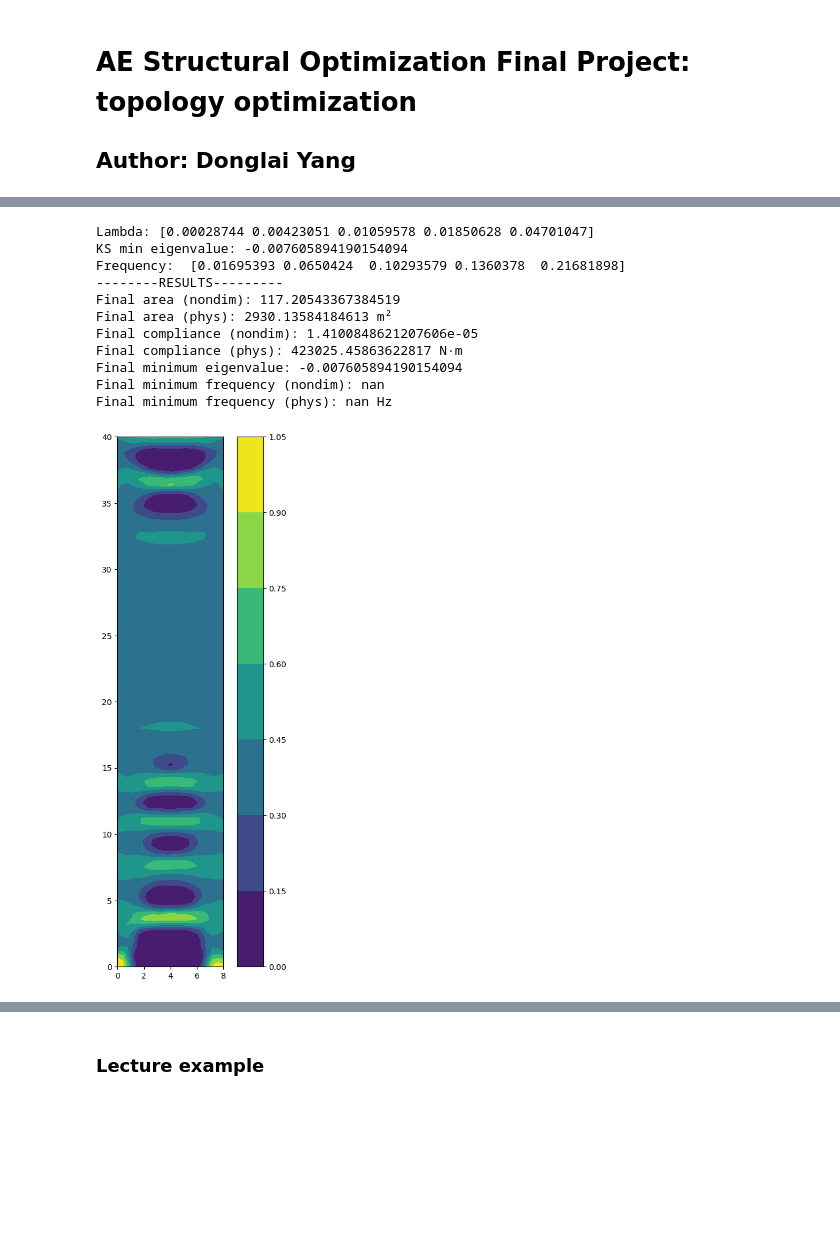
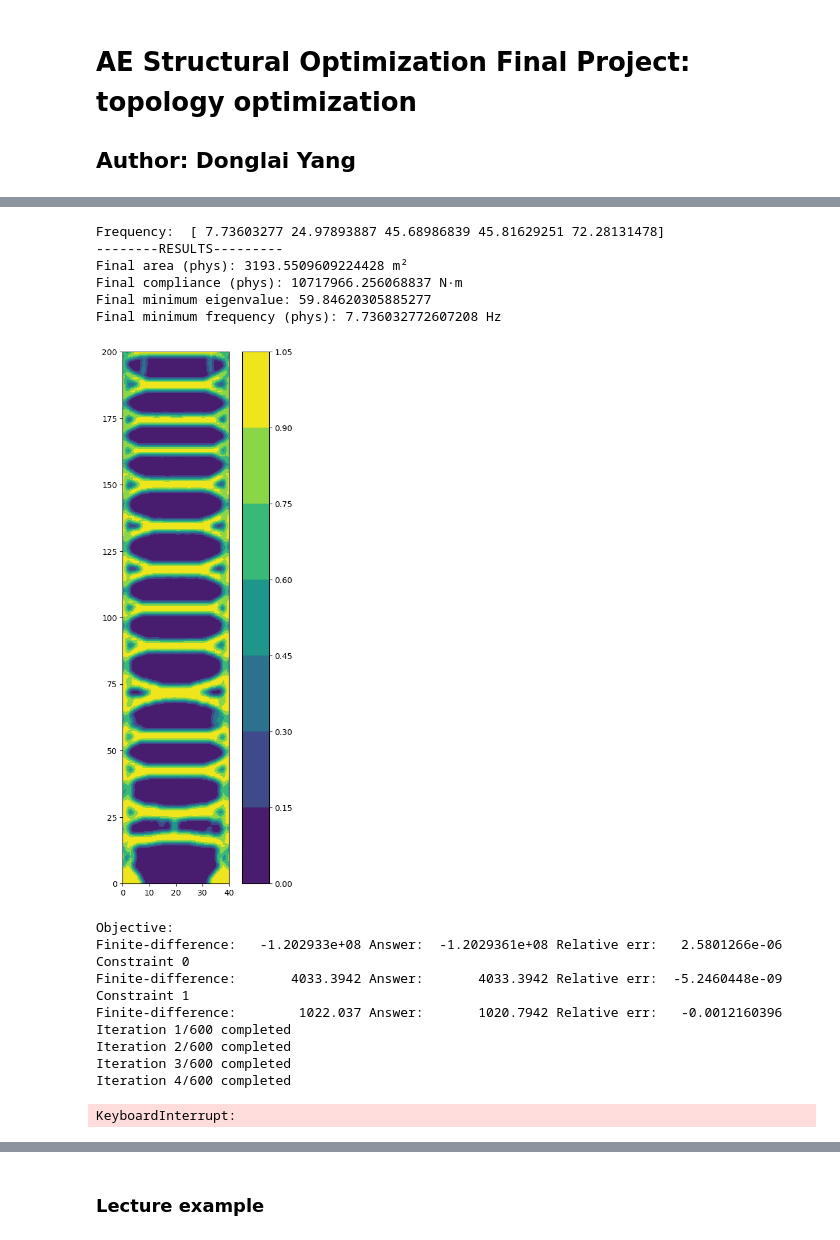
Before and after one commit to alastairyang/structural-topology-optimization, a Jupyter notebook: project-Donglai-Yang.ipynb, the cells around one changed output, grey strips where cells are left out. Cells and saved outputs as stored; diff of their text form; code cells hidden in the pictures; blank space fills up the shorter version.

```diff
--- a/project-Donglai-Yang.ipynb
+++ b/project-Donglai-Yang.ipynb
@@ -1356,44 +1411,49 @@ Iteration 50/50 completed
 # %%
 # compute the mass, compliance, and the minimum frequency
 final_area = ps.compute_area(mma.x)
 final_compliance = ps.compliance(mma.x)
 final_lambda = ps.ks_min_eigenvalue(mma.x, k=5)[0]
 print("Frequency: ", ps.frequencies(mma.x, k=5)[0])
 
 print("--------RESULTS---------")
-print(f"Final area (nondim): {final_area}")
-print(f"Final area (phys): {scaling.unscale_area(final_area)} m²")
-print(f"Final compliance (nondim): {final_compliance}")
-print(f"Final compliance (phys): {scaling.unscale_stress(final_compliance)} N·m")
-print(f"Final minimum eigenvalue: {final_lambda}")
-final_min_freq = np.sqrt(final_lambda)
-print(f"Final minimum frequency (nondim): {final_min_freq}")
-print(f"Final minimum frequency (phys): {scaling.unscale_frequency(final_min_freq)} Hz")
+if nondim_flag:
+    print(f"Final area (nondim): {final_area}")
+    print(f"Final area (phys): {scaling.unscale_area(final_area)} m²")
+    print(f"Final compliance (nondim): {final_compliance}")
+    print(f"Final compliance (phys): {scaling.unscale_stress(final_compliance)} N·m")
+    print(f"Final minimum eigenvalue: {final_lambda}")
+    final_min_freq = np.sqrt(final_lambda)
+    print(f"Final minimum frequency (nondim): {final_min_freq}")
+    print(f"Final minimum frequency (phys): {scaling.unscale_frequency(final_min_freq)} Hz")
+else:
+    print(f"Final area (phys): {final_area} m²")
+    print(f"Final compliance (phys): {final_compliance} N·m")
+    print(f"Final minimum eigenvalue: {final_lambda}")
+    final_min_freq = np.sqrt(final_lambda)
+    print(f"Final minimum frequency (phys): {final_min_freq} Hz")
 
 # create a figure ax to pass to fltr.plot
 plt.figure(figsize=(6, 12))
 ax = plt.gca()
 fltr.plot(fltr.apply_filter(mma.x), ax)
 plt.show()
 # %% [output]
-Lambda: [0.00028744 0.00423051 0.01059578 0.01850628 0.04701047]
-KS min eigenvalue: -0.007605894190154094
-Frequency:  [0.01695393 0.0650424  0.10293579 0.1360378  0.21681898]
+Frequency:  [ 7.73603277 24.97893887 45.68986839 45.81629251 72.28131478]
 --------RESULTS---------
-Final area (nondim): 117.20543367384519
-Final area (phys): 2930.13584184613 m²
-Final compliance (nondim): 1.4100848621207606e-05
-Final compliance (phys): 423025.45863622817 N·m
-Final minimum eigenvalue: -0.007605894190154094
-Final minimum frequency (nondim): nan
-Final minimum frequency (phys): nan Hz
+Final area (phys): 3193.5509609224428 m²
+Final compliance (phys): 10717966.256068837 N·m
+Final minimum eigenvalue: 59.84620305885277
+Final minimum frequency (phys): 7.736032772607208 Hz
-[figure, old version]
+[figure, new version]
 # %%
 # Now adding frequency constraint
-f_target = 1.0  # target frequency in Hz (physical)
-f_target_nondim = scaling.scale_frequency(f_target)
-print(f"Target frequency for constraint (nondim): {f_target_nondim}")
-opt = MassFreqConstrainedCompliance(ps, area_fraction * Lx_nondim * Ly_nondim, min_freq=f_target_nondim)
+f_target = 20.0  # target frequency in Hz (physical)
+if nondim_flag:
+    f_target_nondim = scaling.scale_frequency(f_target)
+    print(f"Target frequency for constraint (nondim): {f_target_nondim}")
+    opt = MassFreqConstrainedCompliance(ps, area_fraction * Lx_nondim * Ly_nondim, min_freq=f_target_nondim)
+else:
+    opt = MassFreqConstrainedCompliance(ps, area_fraction * Lx * Ly, min_freq=f_target)
 
 lb = 1e-3 * np.ones(nnodes)
 ub = np.ones(nnodes)
@@ -1403,7 +1463,19 @@ opt.check_gradient(x_init)
 
 mma = MMA(nnodes, 2, x_init, lb, ub, opt.obj_con, opt.obj_con_grad)
 
-total_iter = 50
+total_iter = 600
 for i in range(total_iter):
     mma.update()
     print(f"Iteration {i+1}/{total_iter} completed")
+# %% [output]
+Objective:
+Finite-difference:   -1.202933e+08 Answer:  -1.2029361e+08 Relative err:   2.5801266e-06
+Constraint 0
+Finite-difference:       4033.3942 Answer:       4033.3942 Relative err:  -5.2460448e-09
+Constraint 1
+Finite-difference:        1022.037 Answer:       1020.7942 Relative err:   -0.0012160396
+Iteration 1/600 completed
+Iteration 2/600 completed
+Iteration 3/600 completed
+Iteration 4/600 completed
+KeyboardInterrupt:
```
Also changed, not shown: parts of 3 cells of this notebook.
